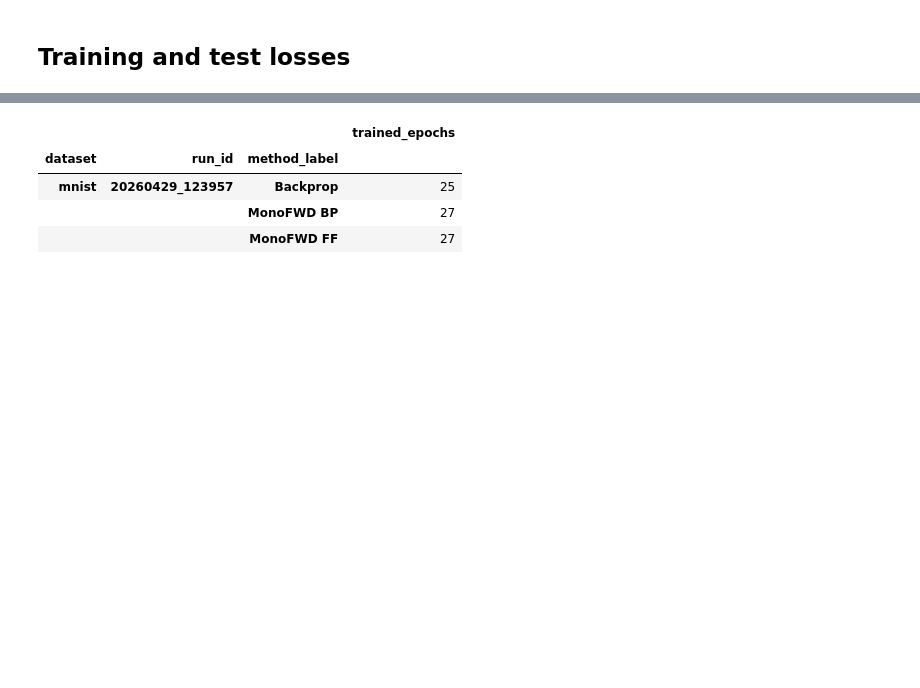
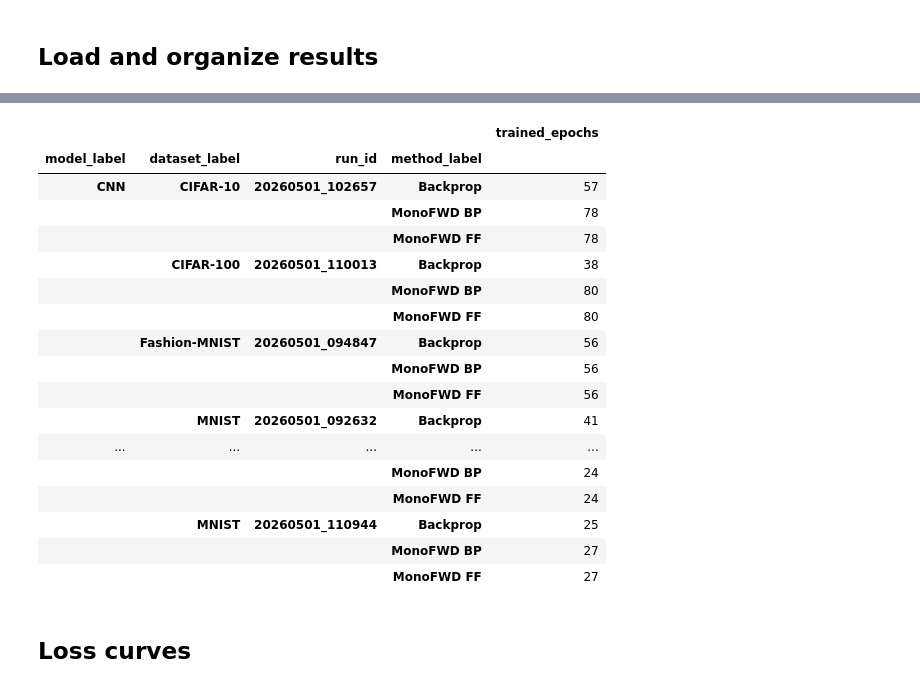
Before and after one commit to gorpeliates/ad-free-monofwd, a Jupyter notebook: mlps_report.ipynb, the cells around one changed output, grey strips where cells are left out. Cells and saved outputs as stored; diff of their text form; code cells hidden in the pictures; blank space fills up the shorter version.

Commit message:
impl cnn training logic and notebook for intermediate results

```diff
--- a/mlps_report.ipynb
+++ b/mlps_report.ipynb
@@ -17,5 +26,5 @@ result_paths
 # %% [markdown]
-## Training and test losses
+## Load and organize results
 # %%
 METHOD_LABELS = {
     "mono_ff": "MonoFWD FF",
@@ -23,15 +32,31 @@ METHOD_LABELS = {
     "bp": "Backprop",
 }
 
+MODEL_LABELS = {
+    "mlp": "MLP",
+    "cnn": "CNN",
+}
+
+DATASET_LABELS = {
+    "mnist": "MNIST",
+    "fashionmnist": "Fashion-MNIST",
+    "cifar10": "CIFAR-10",
+    "cifar100": "CIFAR-100",
+}
+
+
+def parse_result_filename(path: Path) -> tuple[str, str, str]:
+    model, dataset, *run_parts = path.stem.split("_")
+    return model, dataset, "_".join(run_parts)
+
 
 def load_experiment_history(path: Path) -> pd.DataFrame:
     with path.open() as f:
         raw = json.load(f)
 
-    name_parts = path.stem.split("_")
-    model = name_parts[0]
-    dataset = name_parts[1]
-    run_id = "_".join(name_parts[2:])
+    model, dataset, run_id = parse_result_filename(path)
+    model_label = MODEL_LABELS.get(model, model.upper())
+    dataset_label = DATASET_LABELS.get(dataset, dataset.upper())
 
     rows = []
     for method, metrics in raw.items():
@@ -50,8 +75,11 @@ def load_experiment_history(path: Path) -> pd.DataFrame:
                     {
                         "file": path.name,
                         "model": model,
+                        "model_label": model_label,
                         "dataset": dataset,
+                        "dataset_label": dataset_label,
                         "run_id": run_id,
+                        "experiment": f"{model_label} / {dataset_label} / {run_id}",
                         "method": method,
                         "method_label": METHOD_LABELS[method],
                         "metric": metric,
@@ -84,7 +112,7 @@ accuracies = (
 display(losses.head())
 display(
     history[history["metric"].str.startswith("train_")]
-    .groupby(["dataset", "run_id", "method_label"])["epoch"]
+    .groupby(["model_label", "dataset_label", "run_id", "method_label"])["epoch"]
     .max()
     .rename("trained_epochs")
     .to_frame()
@@ -99,8 +127,23 @@ display(
-|  |  |  | trained_epochs |
-| dataset | run_id | method_label |  |
-| mnist | 20260429_123957 | Backprop | 25 |
-|  |  | MonoFWD BP | 27 |
-|  |  | MonoFWD FF | 27 |
+|  |  |  |  | trained_epochs |
+| model_label | dataset_label | run_id | method_label |  |
+| CNN | CIFAR-10 | 20260501_102657 | Backprop | 57 |
+|  |  |  | MonoFWD BP | 78 |
+|  |  |  | MonoFWD FF | 78 |
+|  | CIFAR-100 | 20260501_110013 | Backprop | 38 |
+|  |  |  | MonoFWD BP | 80 |
+|  |  |  | MonoFWD FF | 80 |
+|  | Fashion-MNIST | 20260501_094847 | Backprop | 56 |
+|  |  |  | MonoFWD BP | 56 |
+|  |  |  | MonoFWD FF | 56 |
+|  | MNIST | 20260501_092632 | Backprop | 41 |
+| ... | ... | ... | ... | ... |
+|  |  |  | MonoFWD BP | 24 |
+|  |  |  | MonoFWD FF | 24 |
+|  | MNIST | 20260501_110944 | Backprop | 25 |
+|  |  |  | MonoFWD BP | 27 |
+|  |  |  | MonoFWD FF | 27 |
+# %% [markdown]
+## Loss curves
 # %%
 method_colors = {
     "MonoFWD FF": "tab:blue",
```
Also changed, not shown: parts of 6 cells of this notebook, 3 other files.
